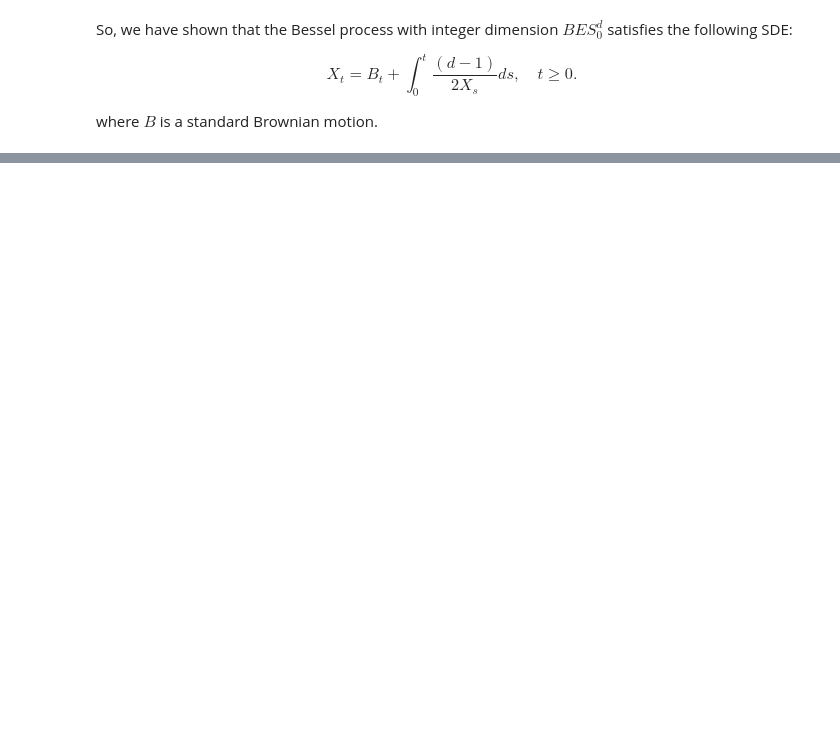
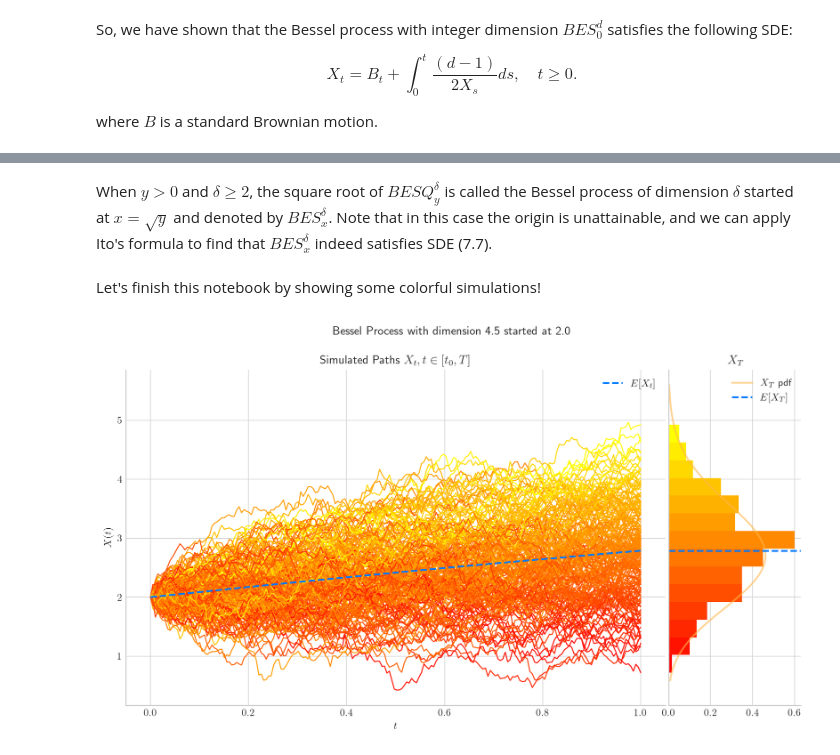
Before and after one commit to quantgirluk/Understanding-Quantitative-Finance, a Jupyter notebook: UQF/bessel_processes_part2.ipynb, the cells around one changed output, grey strips where cells are left out. Cells and saved outputs as stored; diff of their text form; code cells hidden in the pictures; blank space fills up the shorter version.

```diff
--- a/UQF/bessel_processes_part2.ipynb
+++ b/UQF/bessel_processes_part2.ipynb
@@ -293,0 +310,10 @@ Thus, $Y$ satistifies $Y_t\geq 0$ for all $t\geq 0$, and the absolute value insi
+# %% [markdown]
+When $y>0$ and $\delta \geq 2$, the square root of $BESQ^{\delta}_{y}$ is called the Bessel process of dimension $\delta$ started at $x=\sqrt{y}$ and denoted by $BES^{\delta}_{x}$. Note that in this case the origin is unattainable, and we can apply Ito's formula to find that $BES^{\delta}_{x}$ indeed satisfies SDE (7.7).
+# %% [markdown]
+Let's finish this notebook by showing some colorful simulations!
+# %%
+from aleatory.processes import BESProcess
+process = BESProcess(initial=2.0, dim=4.5)
+fig = process.draw(n=200, N=200, envelope=False, colormap="autumn", title="Bessel Process with dimension 4.5 started at 2.0")
+# %% [output]
+[figure, added]
```
Also changed, not shown: parts of 17 cells of this notebook.
